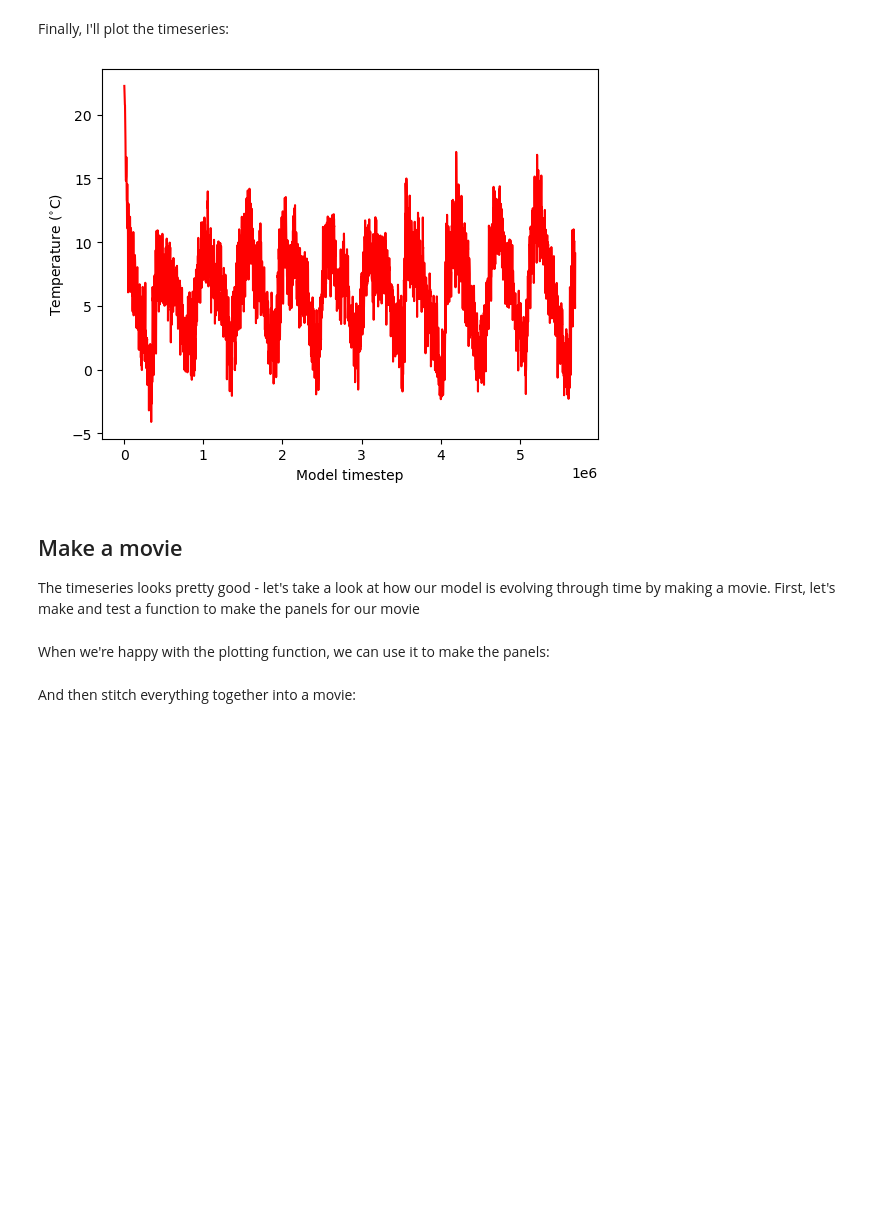
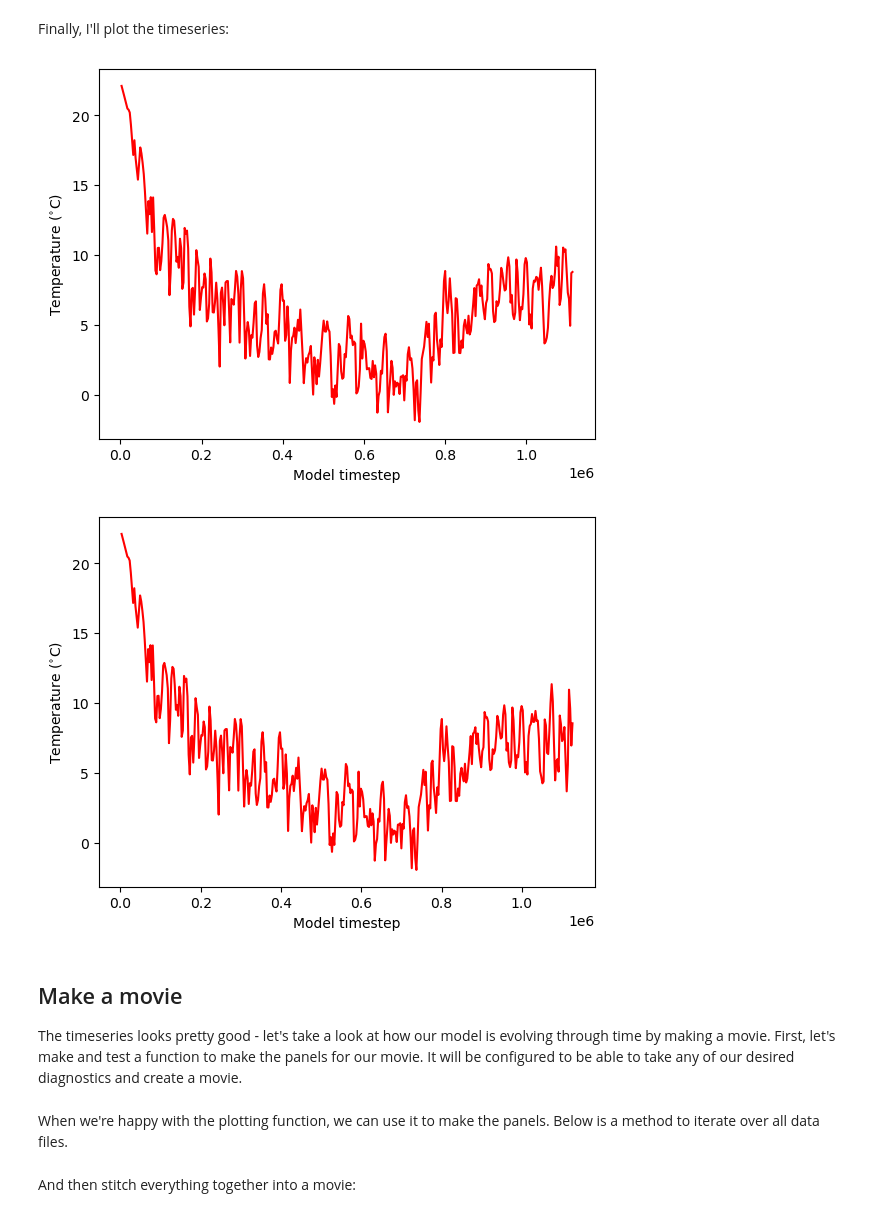
Before and after one commit to makinchii/CS185C, a Jupyter notebook: project/notebooks/Generating Visual Graphs.ipynb, the cells around one changed output. Drawn from its saved outputs; the diff is of its cells as text; code cells hidden in the pictures; blank space fills up the shorter version.

Commit message:
Final Commit, added Movies, Analyzing Results, and Concluding statements

```diff
--- a/project/notebooks/Generating Visual Graphs.ipynb
+++ b/project/notebooks/Generating Visual Graphs.ipynb
@@ -15,8 +16,8 @@ import moviepy.video.io.ImageSequenceClip
 Next, define the location of the run directory for the model. This is the directory that holds all of the output from the model.
 # %%
 # define the input directory
-# run_dir = 'C:\\Users\\azure\\Documents\\CS185C\\project\\input\\diags'
-run_dir = 'C:\\Users\\azure\\Documents\\CS185C\\project\\input\\diags_zero'
+run_dir = 'C:\\Users\\azure\\Documents\\CS185C\\project\\run\\diags'
+zero_dir = 'C:\\Users\\azure\\Documents\\CS185C\\project\\run\\diags_zero'
 # %% [markdown]
 Then, re-create the model grid
 # %%
@@ -36,8 +37,12 @@ XC, YC = np.meshgrid(xc, yc)
 A good first assessment of a model is to plot some of the output fields. Here, I'll choose one of the surface temperature fields. I'll first read in the field, and then I'll plot it
 # %%
 grid = np.fromfile(os.path.join(run_dir,'TS_surf_daily_mean',
-                                'TS_surf_daily_mean.0000001440.data'), '>f4')
+                                'TS_surf_daily_mean.0000002880.data'), '>f4')
 grid = grid.reshape((2,nrows,ncols))
+
+grid_zero = np.fromfile(os.path.join(zero_dir,'TS_surf_daily_mean',
+                                'TS_surf_daily_mean.0000002880.data'), '>f4')
+grid_zero = grid_zero.reshape((2,nrows,ncols))
 # %%
 C = plt.pcolormesh(grid[0,:,:-1], cmap='turbo', vmin=15, vmax=25)
 plt.colorbar(C)
@@ -71,17 +82,36 @@ for file_name in sorted(os.listdir(os.path.join(run_dir,'TS_surf_daily_mean'))):
                                 file_name), '>f4')
         grid = grid.reshape((2,nrows,ncols))
         theta_values.append(grid[0,row,col])
+
+timestep_numbers_zero = []
+theta_zero_values = []
+for file_name in sorted(os.listdir(os.path.join(zero_dir,'TS_surf_daily_mean'))):
+    if file_name[-4:]=='data':
+        # get the timestep number
+        timestep_numbers_zero.append(int(file_name.split('.')[-2]))
+        len(timestep_numbers)
+
+        grid = np.fromfile(os.path.join(zero_dir,'TS_surf_daily_mean',
+                                file_name), '>f4')
+        grid = grid.reshape((2,nrows,ncols))
+        theta_zero_values.append(grid[0,row,col])
 # %% [markdown]
 Finally, I'll plot the timeseries:
 # %%
 plt.plot(timestep_numbers, theta_values,'r-')
 plt.ylabel('Temperature ($^{\circ}$C)')
 plt.xlabel('Model timestep')
 plt.show()
+
+plt.plot(timestep_numbers_zero, theta_zero_values,'r-')
+plt.ylabel('Temperature ($^{\circ}$C)')
+plt.xlabel('Model timestep')
+plt.show()
 # %% [output]
-[figure, old version]
+[figure, new version]
+[figure, added]
 # %% [markdown]
 ## Make a movie
-The timeseries looks pretty good - let's take a look at how our model is evolving through time by making a movie. First, let's make and test a function to make the panels for our movie
+The timeseries looks pretty good - let's take a look at how our model is evolving through time by making a movie. First, let's make and test a function to make the panels for our movie. It will be configured to be able to take any of our desired diagnostics and create a movie.
 # %%
 plot_dir = 'C:\\Users\\azure\\Documents\\CS185C\\project\\plots'
@@ -133,5 +327,5 @@ def plot_panel(run_dir, plot_dir, file_name):
     plt.savefig(output_file, facecolor='white')
     plt.close(fig)
 # %% [markdown]
-When we're happy with the plotting function, we can use it to make the panels:
+When we're happy with the plotting function, we can use it to make the panels. Below is a method to iterate over all data files.
 # %%
```
Also changed, not shown: parts of 13 cells of this notebook, 19 other files.
